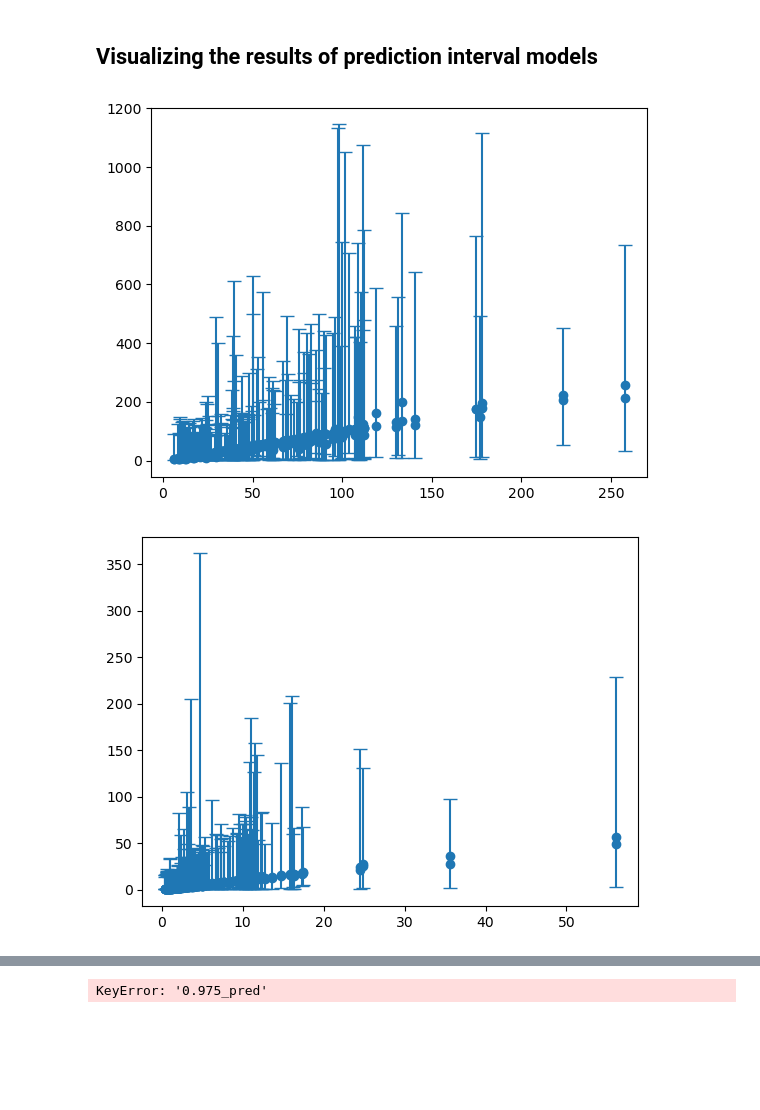
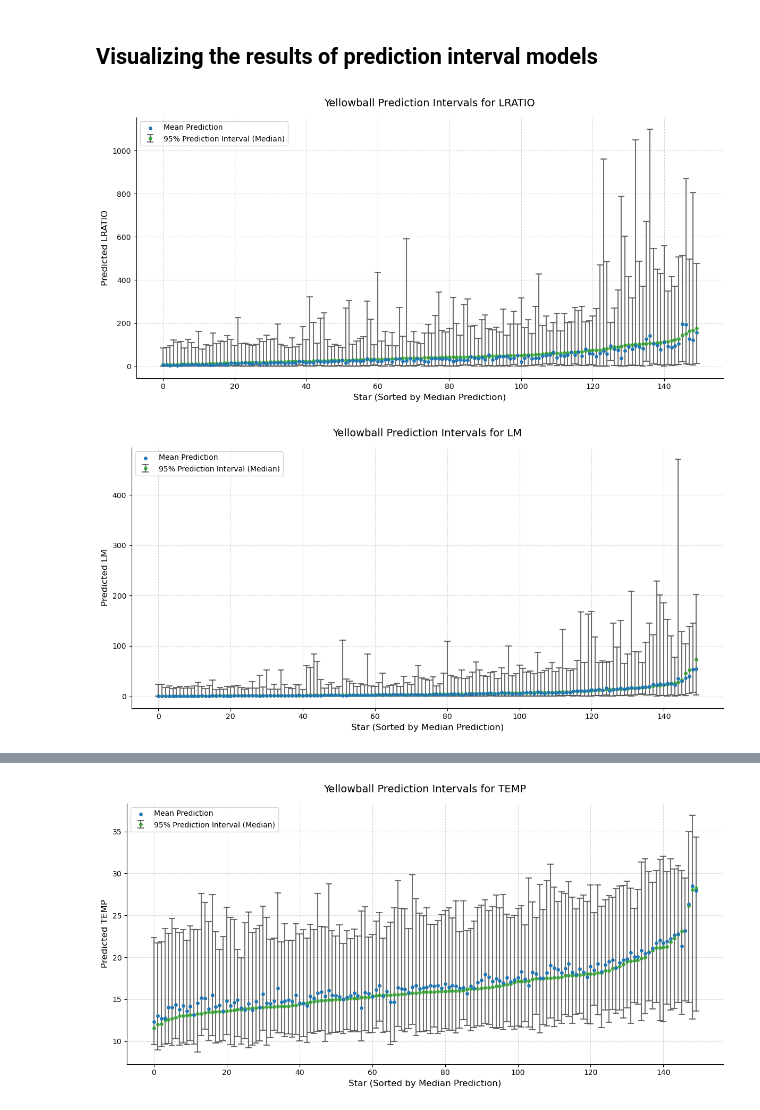
Before and after one commit to AlexEmert/Star-Formation-Research-Project-2026, a Jupyter notebook: graphing/prediction_intervals/intervals_graphs.ipynb, the cells around one changed output, grey strips where cells are left out. Cells and saved outputs as stored; diff of their text form; code cells hidden in the pictures; blank space fills up the shorter version.

Commit message:
final predictions and intervals

```diff
--- a/graphing/prediction_intervals/intervals_graphs.ipynb
+++ b/graphing/prediction_intervals/intervals_graphs.ipynb
@@ -8,29 +8,54 @@ import seaborn as sns
 from plotnine import *
 from pyhere import here
 # %%
-for response in ["LRATIO", "LM", "L_BOL", "MASS", "DIAM", "SURF_DENS", "TEMP"]:
+for response in ["LRATIO", "LM", "L_BOL", "MASS", "DIAM", "SURF_DENS", "TEMP", "T_BOL"]:
     data = pd.read_csv(here('predictions', f'{response}_final_predictions.csv'))
 
-    graphing_sample = data.sample(n=150)
+    graphing_sample = data.sample(n=150).sort_values(by='median_pred').reset_index(drop=True)
 
-    graphing_sample['error_high'] = abs(graphing_sample['0.975_pred'] - graphing_sample['median_pred'])
-    graphing_sample['error_low'] = abs(graphing_sample['0.025_pred'] - graphing_sample['median_pred'])
+    error_high = graphing_sample['0.975_pred'] - graphing_sample['median_pred']
+    error_low = graphing_sample['median_pred'] -graphing_sample['0.025_pred']
+    asymmetric_error = [error_low, error_high]
+
+    fig, ax = plt.subplots(figsize=(12, 6))
 
     plt.errorbar(
-    x=graphing_sample['median_pred'],
+    x=graphing_sample.index,
     y=graphing_sample['median_pred'],
-    yerr=[graphing_sample['error_low'], graphing_sample['error_high']],
+    yerr=asymmetric_error,
     fmt='o',
-    capsize=5
+    markersize=4,
+    color='#2CA02C',     # Clear, distinct blue for the median
+    ecolor='#4A4A4A',    # Keeping the bars themselves light grey so they don't overpower
+    elinewidth=1.5,
+    capsize=4,           # Increased from 0 to make the ends visible
+    capthick=1.5,        # Added thickness specifically to the caps
+    alpha=0.8,
+    label='95% Prediction Interval (Median)'
     )
 
     plt.scatter(
-        x=graphing_sample['median_pred'],
-        y=graphing_sample['mean_pred']
+    x=graphing_sample.index,
+    y=graphing_sample['mean_pred'],
+    color='#1F77B4',     # Clear, distinct green for the mean
+    s=15,
+    zorder=3,
+    label='Mean Prediction'
     )
 
 
+    ax.set_title(f'Yellowball Prediction Intervals for {response}', fontsize=14, pad=15)
+    ax.set_xlabel('Star (Sorted by Median Prediction)', fontsize=12)
+    ax.set_ylabel(f'Predicted {response}', fontsize=12)
+    ax.grid(True, linestyle='--', alpha=0.5)
+    ax.legend(loc='upper left')
+
+    # Remove top and right spines for a cleaner look
+    ax.spines['top'].set_visible(False)
+    ax.spines['right'].set_visible(False)
+
+    plt.tight_layout()
     plt.show()
 # %% [output]
-[figure, old version]
+[figure, new version]
-[figure, old version]
+[figure, new version]
@@ -41 +66 @@ for response in ["LRATIO", "LM", "L_BOL", "MASS", "DIAM", "SURF_DENS", "TEMP"]:
-KeyError: '0.975_pred'
+[figure, added]
```
Also changed, not shown: parts of 1 cell of this notebook, 8 other files.
